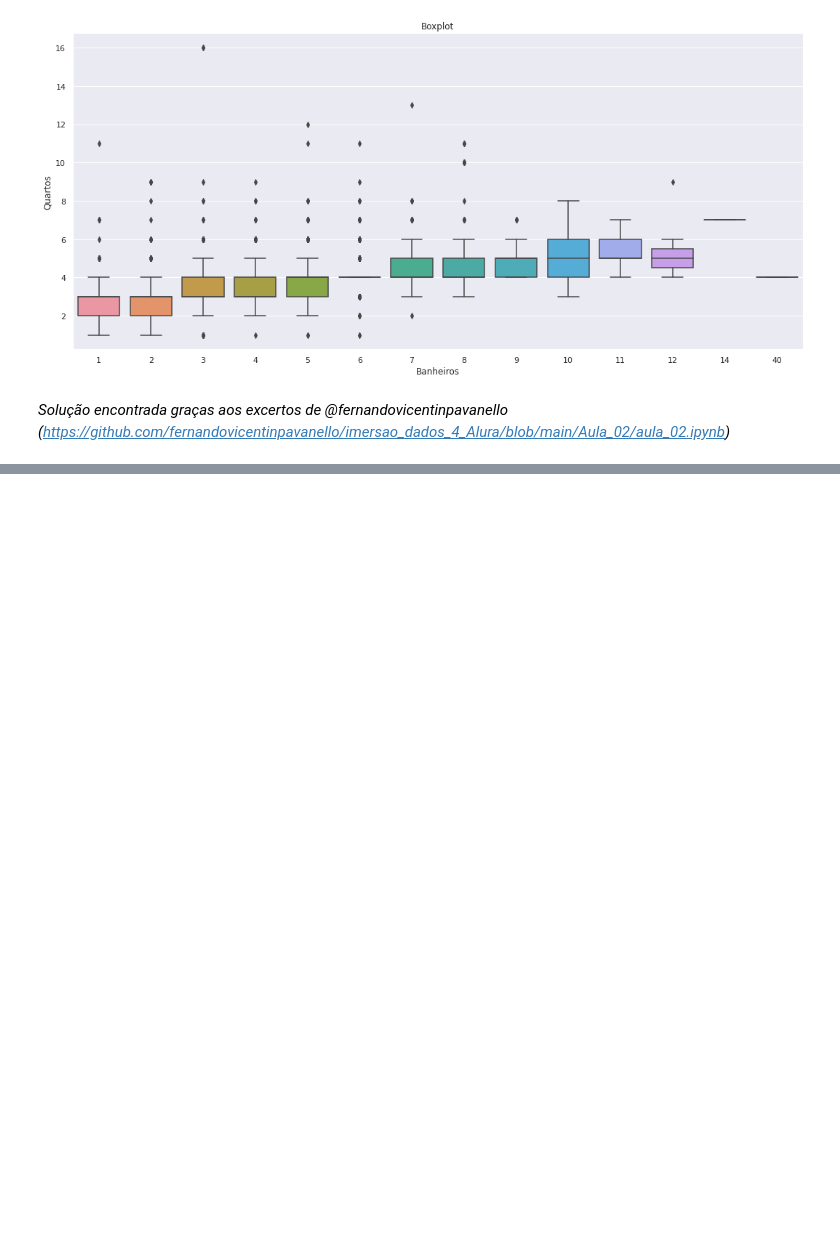
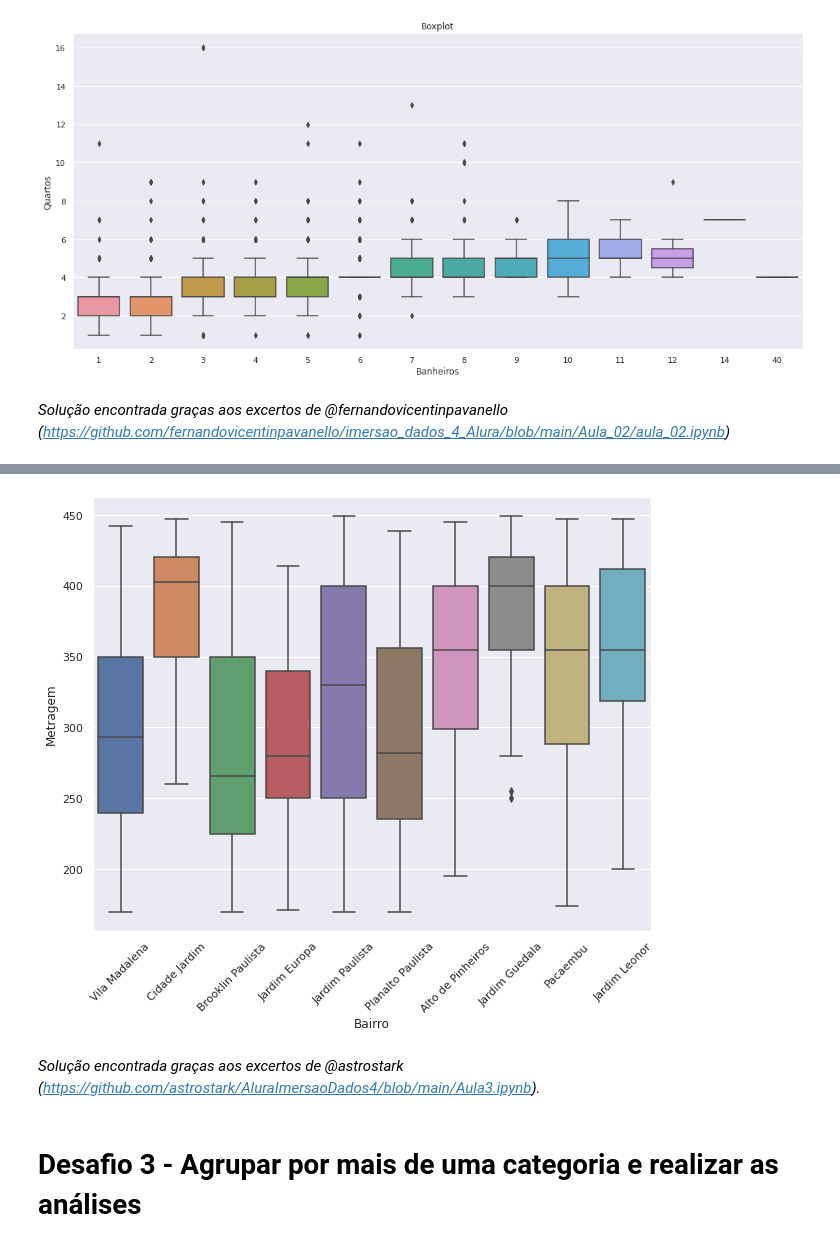
Before and after one commit to MateusJoseAdv/aluraquartaimersao, a Jupyter notebook: Imersão_de_dados_4ª_Edição_Alura.ipynb, the cells around one changed output, grey strips where cells are left out. Cells and saved outputs as stored; diff of their text form; code cells hidden in the pictures; blank space fills up the shorter version.

```diff
--- a/Imersão_de_dados_4ª_Edição_Alura.ipynb
+++ b/Imersão_de_dados_4ª_Edição_Alura.ipynb
@@ -693,0 +977,11 @@ plt.show()
+# %%
+plt.figure(figsize=(10, 8))
+ax = sns.boxplot(data = dados_vendas.query("Bairro in @top_bairros & Metragem > 168 and Metragem < 450"), x="Bairro", y="Metragem")
+ax.tick_params(axis='x', rotation=45)
+plt.show()
+# %% [output]
+[figure, added]
+# %% [markdown]
+*Solução encontrada graças aos excertos de @astrostark (https://github.com/astrostark/AluraImersaoDados4/blob/main/Aula3.ipynb).*
+# %% [markdown]
+# **Desafio 3 - Agrupar por mais de uma categoria e realizar as análises**
```
Also changed, not shown: parts of 41 cells of this notebook.
